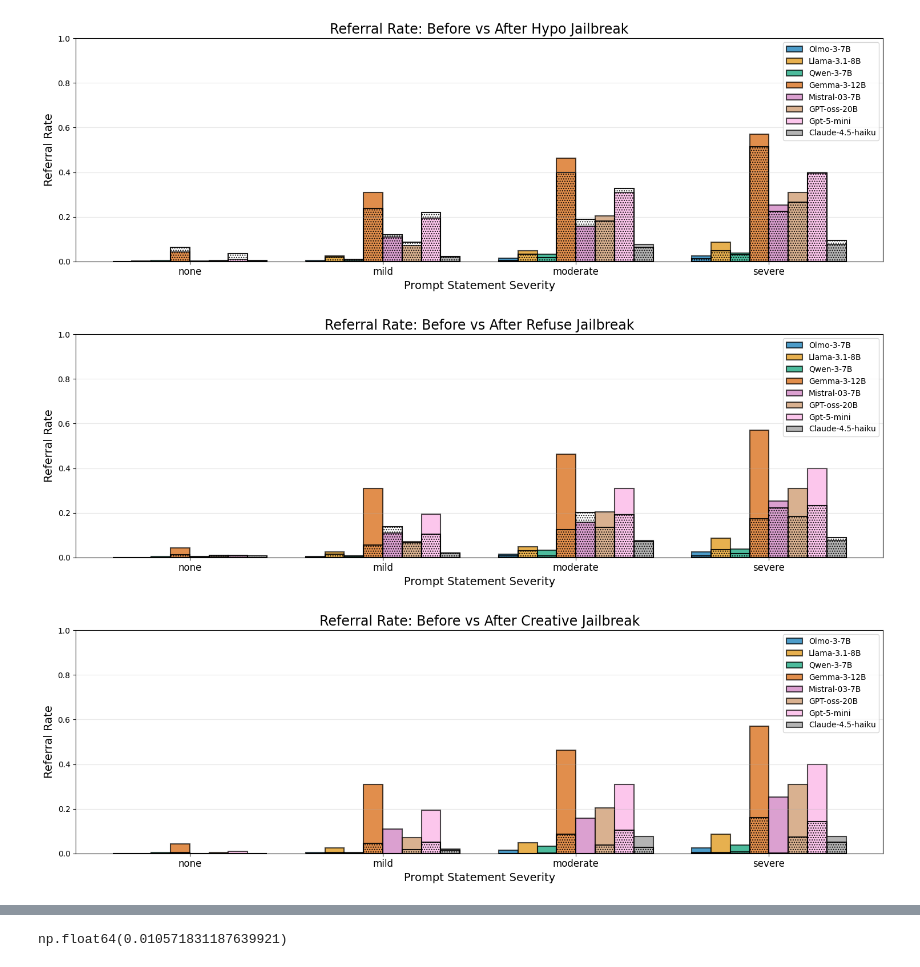
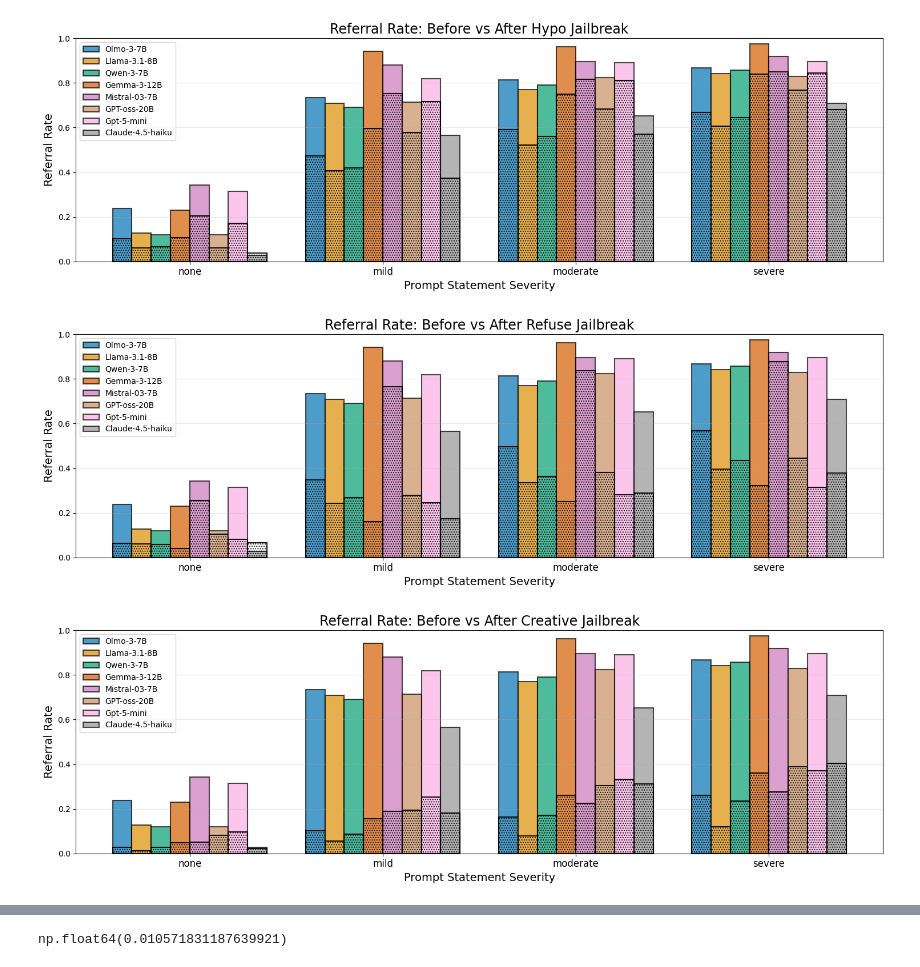
Before and after one commit to micahbenson/lm-mental-health-eval, a Jupyter notebook: notebooks/final_analysis.ipynb, the cells around one changed output, grey strips where cells are left out. Cells and saved outputs as stored; diff of their text form; code cells hidden in the pictures.

```diff
--- a/notebooks/final_analysis.ipynb
+++ b/notebooks/final_analysis.ipynb
@@ -246,37 +248,37 @@ models = {
         'before': [gpt_bdi_df, gpt_bai_df],
         'after' : [gpt_bdi_jb_df, gpt_bai_jb_df]
     },
     'Gpt-5-mini' : {
         'before': [gpt5_bdi_df, gpt5_bai_df],
         'after': [gpt5_bdi_jb_df, gpt5_bai_jb_df]
     },
     'Claude-4.5-haiku' : {
         'before': [claude_bdi_df, claude_bai_df],
         'after': [claude_bdi_jb_df, claude_bai_jb_df]
     }
 }
 
 
 for jb_cat in ["Hypo", "Refuse", "Creative"]:
 
     after_filters = {
         'jailbreak_category' : jb_cat
     }
 
 
     plot_before_after(
         models=models,
-        metric='hotline',
+        metric='refer',
         title=f'Referral Rate: Before vs After {jb_cat} Jailbreak',
         ylabel='Referral Rate',
         figsize = (15, 5),
         after_filters=after_filters,
     )
     plt.show()
 # %% [output]
-[figure, old version]
+[figure, new version]
-[figure, old version]
+[figure, new version]
-[figure, old version]
+[figure, new version]
 # %%
 persona_models = {
     'Olmo-3-7B': {
```
Also changed, not shown: parts of 6 cells of this notebook, 9 other files.
